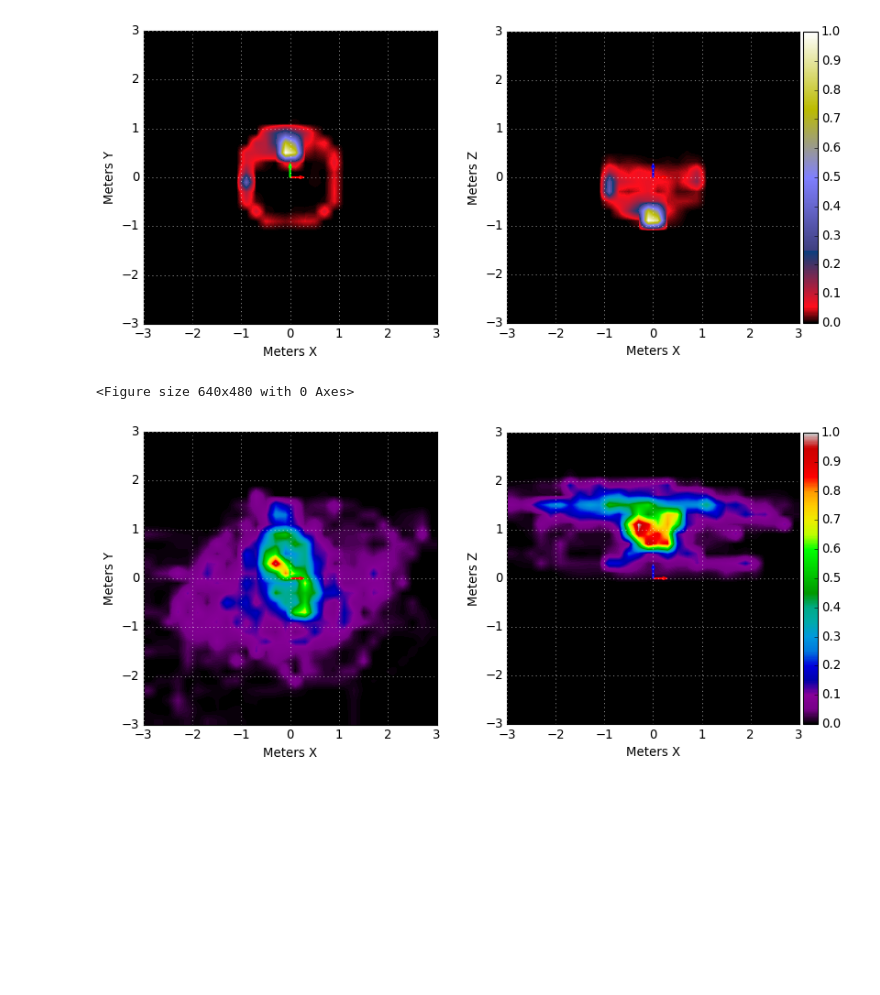
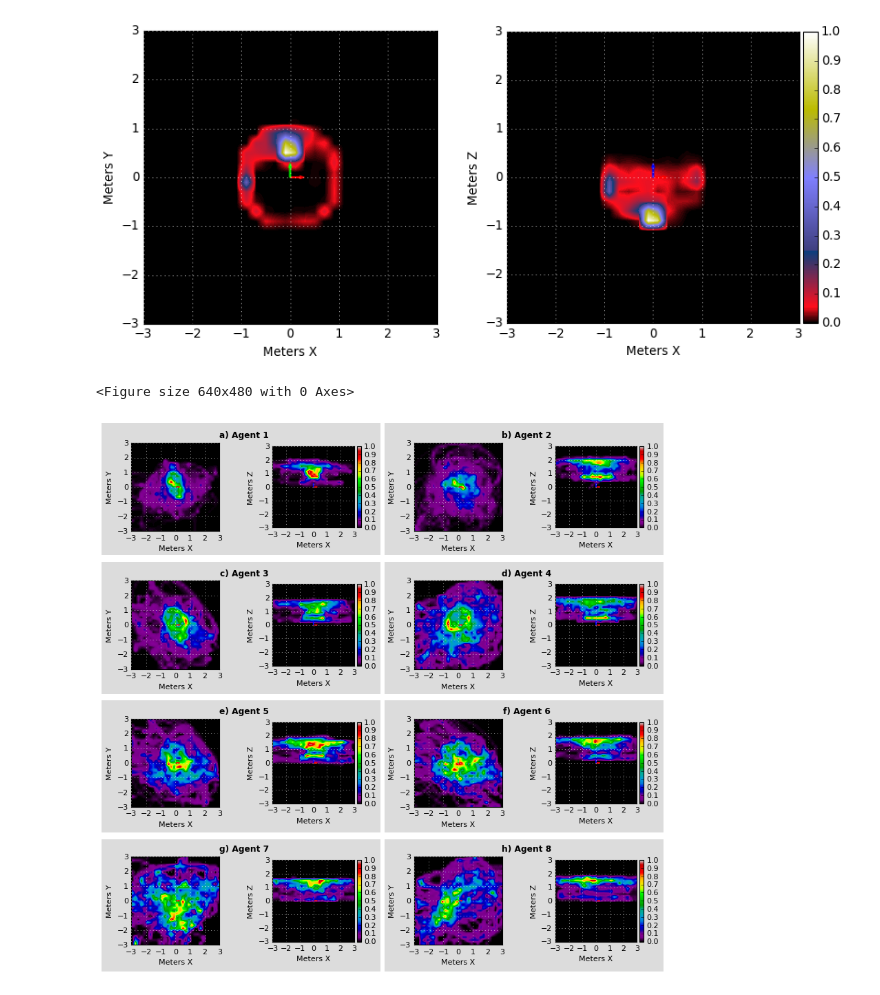
Before and after one commit to pedro-lucas-bravo/master_thesis_data_analysis, a Jupyter notebook: 7-users.ipynb, the cells around one changed output. Cells and saved outputs as stored; diff of their text form; code cells hidden in the pictures; blank space fills up the shorter version.

Commit message:
Refine aesthetics and organization for agents heatmaps

```diff
--- a/7-users.ipynb
+++ b/7-users.ipynb
@@ -75,7 +78,8 @@ def createRoomHeatmap(heatmap_x_y, heatmap_x_z, cmap, limit):
     plt.rcParams.update(plt.rcParamsDefault)
 # %%
 # User data and start time
-user_data = pd.read_csv('./FinalDatasets/users/user-2.txt')
+user_id = 2
+user_data = pd.read_csv('./FinalDatasets/users/user-'+str(2)+'.txt')
 start_data = user_data.loc[user_data['start'].str.contains('globalstart')]# if not it assumes it is all data BE CAREFUL HERE
 startTime = 0
 if start_data.shape[0] > 0:
@@ -154,11 +158,47 @@ for index, row in agents_data.iterrows():
         agent_info_z = convertSaveInt(row[i * 4 + 9 + init_index_row])
         setAgentInfo(agents_info, agent_info_id, agent_info_time, agent_info_state, agent_info_x, agent_info_y, agent_info_z)
 # %%
-agent_df = pd.DataFrame(agents_info[0])
-agent_df = agent_df[agent_df['state'] == 2]
-heatmap_x_y, heatmap_x_z = generateHeatmapData(agent_df, 2, 3, 4, limit, step)
+agents_size = 8
+heatmap_agents_x_y = []
+heatmap_agents_x_z = []
+for i in range (0, agents_size):
+    agent_df = pd.DataFrame(agents_info[i])
+    agent_df = agent_df[agent_df['state'] == 2] #while it is released
+    heatmap_x_y, heatmap_x_z = generateHeatmapData(agent_df, 2, 3, 4, limit, step)
+    heatmap_agents_x_y.append(heatmap_x_y)
+    heatmap_agents_x_z.append(heatmap_x_z)
-# %%
-createRoomHeatmap(heatmap_x_y, heatmap_x_z, 'nipy_spectral', limit)
-# %% [output]
-<Figure size 640x480 with 0 Axes>
-[figure, removed]
+# %%
+def createRoomMultiHeatmap(user_id, heatmap_x_y, heatmap_x_z, cmap, limit):
+    #print(heatmap_x_y.shape)
+    plt.style.use('classic')
+    #plt.rcParams.update(plt.rcParamsDefault)
+    boundary = limit / 1000 #hack -0.5
+    size = len(heatmap_x_y) # or the other heatmap sould be the same
+
+    plt.figure()
+    fig, axs = plt.subplots(int(size / 2), 2 * 2, figsize=(12,5 * size * 0.3))
+    fontsize = 'small'
+    for i in range(0, size):
+        plot0 = createIndividualHeatmap(heatmap_x_y[i], boundary, fig, axs[int(i / 2)][(i * 2) % 4], 'X', 'Y', 'red', 'lime', cmap, fontsize)
+        plot1 = createIndividualHeatmap(heatmap_x_z[i], boundary, fig, axs[int(i / 2)][(i * 2) % 4 + 1], 'X', 'Z', 'red', 'blue', cmap, fontsize)
+        axs[int(i / 2)][(i * 2) % 4 + 1].set_title(str(chr(96 + i + 1)) + ') Agent ' + str(i + 1), x=-0.35, y=1.06, fontsize = 11, fontweight='heavy')
+        divider = make_axes_locatable(axs[int(i / 2)][(i * 2) % 4 + 1])
+        cax = divider.append_axes("right", size="5%", pad= 0.05)
+        cax.tick_params(labelsize= fontsize)
+        plt.colorbar(plot1, cax=cax)
+    for i in range(0, 8):
+        h = 0 if i < 4 else 1;
+        rect = Rectangle((0.08 + 0.428 * h, 0.71 - 0.21 * (i % 4)), 0.422, 0.20, facecolor='gainsboro', edgecolor='none',
+                     transform=fig.transFigure, zorder=-1)
+        fig.patches.append(rect)
+    #fig.tight_layout()
+    plt.subplots_adjust(wspace=0.6)
+    plt.savefig('figures/all_agents_heatmaps_user_'+str(user_id)+'.pdf', bbox_inches='tight')
+    plt.show()
+
+    plt.rcParams.update(plt.rcParamsDefault)
+
+createRoomMultiHeatmap(user_id, heatmap_agents_x_y, heatmap_agents_x_z, 'nipy_spectral', limit)
+# %% [output]
+<Figure size 640x480 with 0 Axes>
+[figure, added]
```
Also changed, not shown: parts of 2 cells of this notebook, 1 other file.
